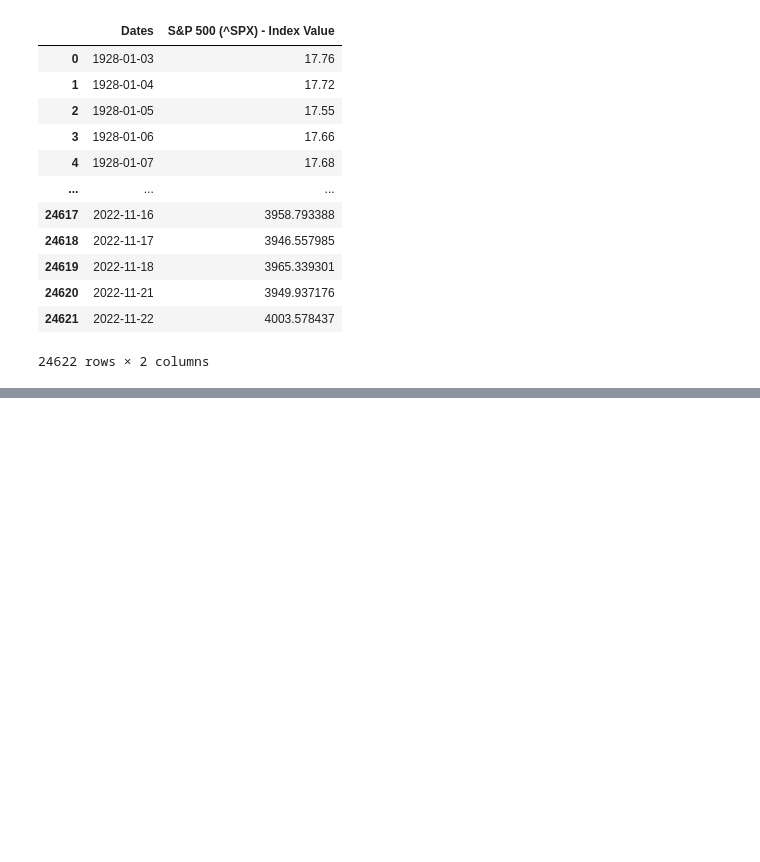
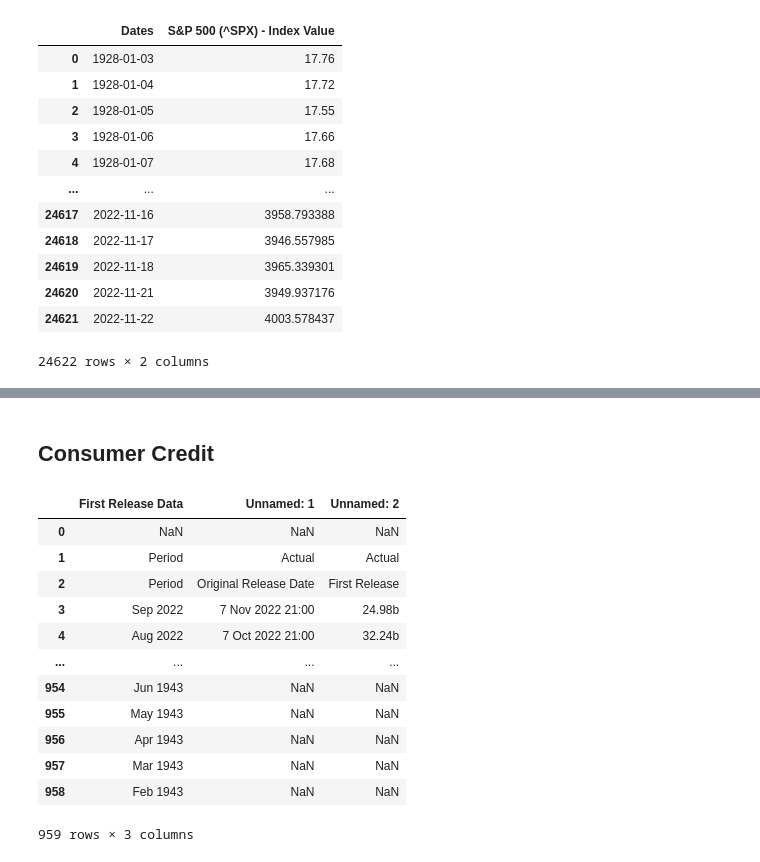
Before and after one commit to RaphHer/Project_Final_Ironhack, a Jupyter notebook: 2. Exploring the data .ipynb, the cells around one changed output, grey strips where cells are left out. Saved outputs shown, nothing was run; the diff lists cells and outputs as text; code cells hidden in the pictures; blank space fills up the shorter version.

```diff
--- a/2. Exploring the data .ipynb
+++ b/2. Exploring the data .ipynb
@@ -302,0 +500,19 @@ df_SP500.to_csv (r'C:\Users\rapha\OneDrive\ironhack\projects\Project_Final_Ironh
+# %% [markdown]
+## Consumer Credit
+# %%
+df_concred_us = pd.read_excel(r".\raw data\Economic Indicator_United States Consumer Credit__24 Nov 2022.xlsx", sheet_name = "First Release Data")
+df_concred_us
+# %% [output]
+|  | First Release Data | Unnamed: 1 | Unnamed: 2 |
+| 0 | NaN | NaN | NaN |
+| 1 | Period | Actual | Actual |
+| 2 | Period | Original Release Date | First Release |
+| 3 | Sep 2022 | 7 Nov 2022 21:00 | 24.98b |
+| 4 | Aug 2022 | 7 Oct 2022 21:00 | 32.24b |
+| ... | ... | ... | ... |
+| 954 | Jun 1943 | NaN | NaN |
+| 955 | May 1943 | NaN | NaN |
+| 956 | Apr 1943 | NaN | NaN |
+| 957 | Mar 1943 | NaN | NaN |
+| 958 | Feb 1943 | NaN | NaN |
+959 rows × 3 columns
```
Also changed, not shown: parts of 37 cells of this notebook, 1 other file.
